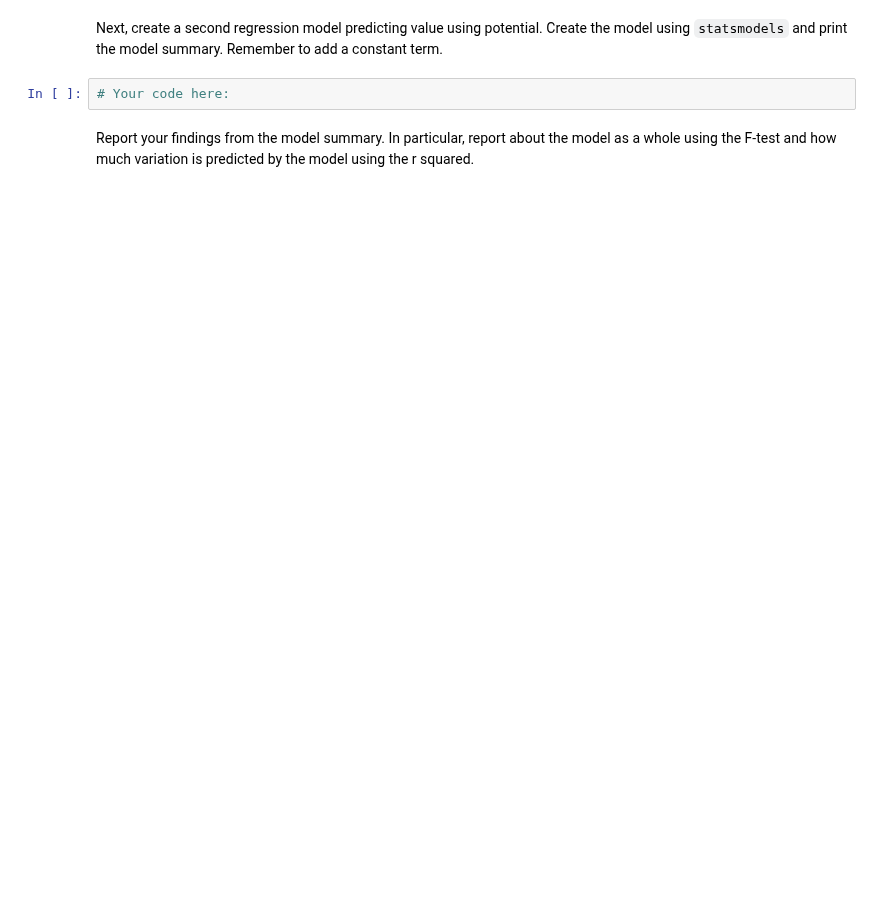
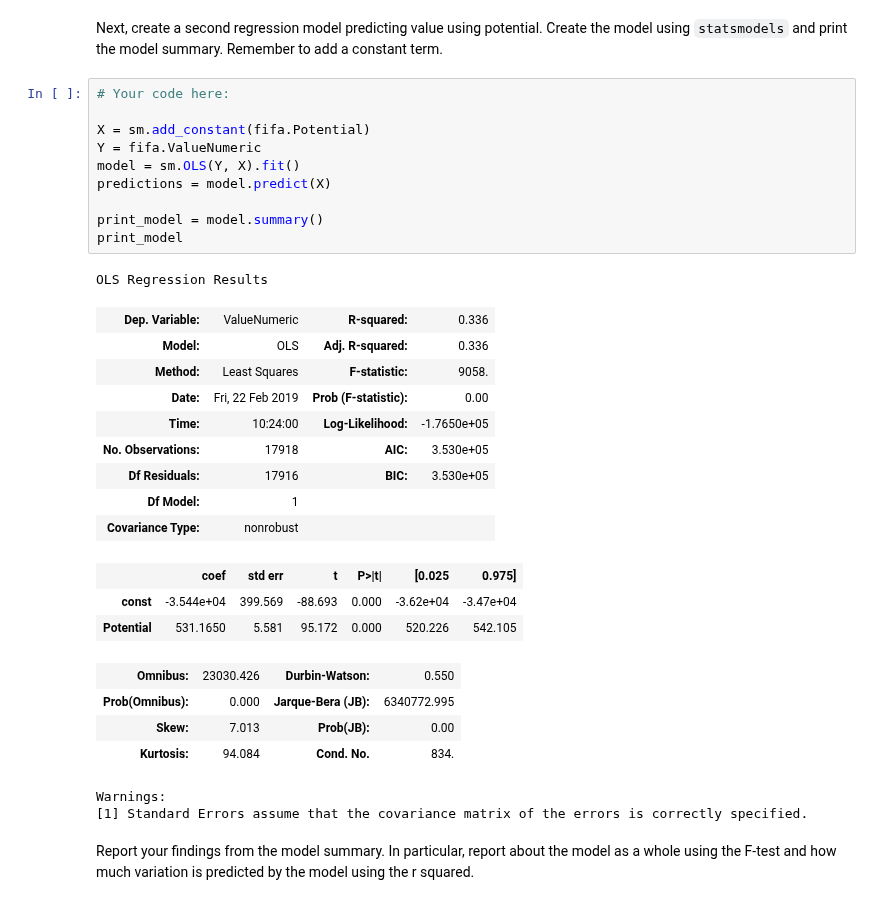
Before and after one commit to Almuglezsalcedo/datamad0119, a Jupyter notebook: module-2/lab-correlation-tests-with-scipy/your-code/main.ipynb, the cells around one changed output. Cells and saved outputs as stored; diff of their text form; blank space fills up the shorter version.

```diff
--- a/module-2/lab-correlation-tests-with-scipy/your-code/main.ipynb
+++ b/module-2/lab-correlation-tests-with-scipy/your-code/main.ipynb
@@ -107,7 +168,35 @@ Report your findings from the model summary. In particular, report about the mod
 # %% [markdown]
 Next, create a second regression model predicting value using potential. Create the model using `statsmodels` and print the model summary. Remember to add a constant term.
-# %%
-# Your code here:
+# %%
+# Your code here:
+
+X = sm.add_constant(fifa.Potential)
+Y = fifa.ValueNumeric
+model = sm.OLS(Y, X).fit()
+predictions = model.predict(X)
+
+print_model = model.summary()
+print_model
+# %% [output]
+OLS Regression Results
+| Dep. Variable: | ValueNumeric | R-squared: | 0.336 |
+| Model: | OLS | Adj. R-squared: | 0.336 |
+| Method: | Least Squares | F-statistic: | 9058. |
+| Date: | Fri, 22 Feb 2019 | Prob (F-statistic): | 0.00 |
+| Time: | 10:24:00 | Log-Likelihood: | -1.7650e+05 |
+| No. Observations: | 17918 | AIC: | 3.530e+05 |
+| Df Residuals: | 17916 | BIC: | 3.530e+05 |
+| Df Model: | 1 |  |  |
+| Covariance Type: | nonrobust |  |  |
+|  | coef | std err | t | P>|t| | [0.025 | 0.975] |
+| const | -3.544e+04 | 399.569 | -88.693 | 0.000 | -3.62e+04 | -3.47e+04 |
+| Potential | 531.1650 | 5.581 | 95.172 | 0.000 | 520.226 | 542.105 |
+| Omnibus: | 23030.426 | Durbin-Watson: | 0.550 |
+| Prob(Omnibus): | 0.000 | Jarque-Bera (JB): | 6340772.995 |
+| Skew: | 7.013 | Prob(JB): | 0.00 |
+| Kurtosis: | 94.084 | Cond. No. | 834. |
+Warnings:
+[1] Standard Errors assume that the covariance matrix of the errors is correctly specified.
 # %% [markdown]
 Report your findings from the model summary. In particular, report about the model as a whole using the F-test and how much variation is predicted by the model using the r squared.
 # %%
```
Also changed, not shown: parts of 10 cells of this notebook.
